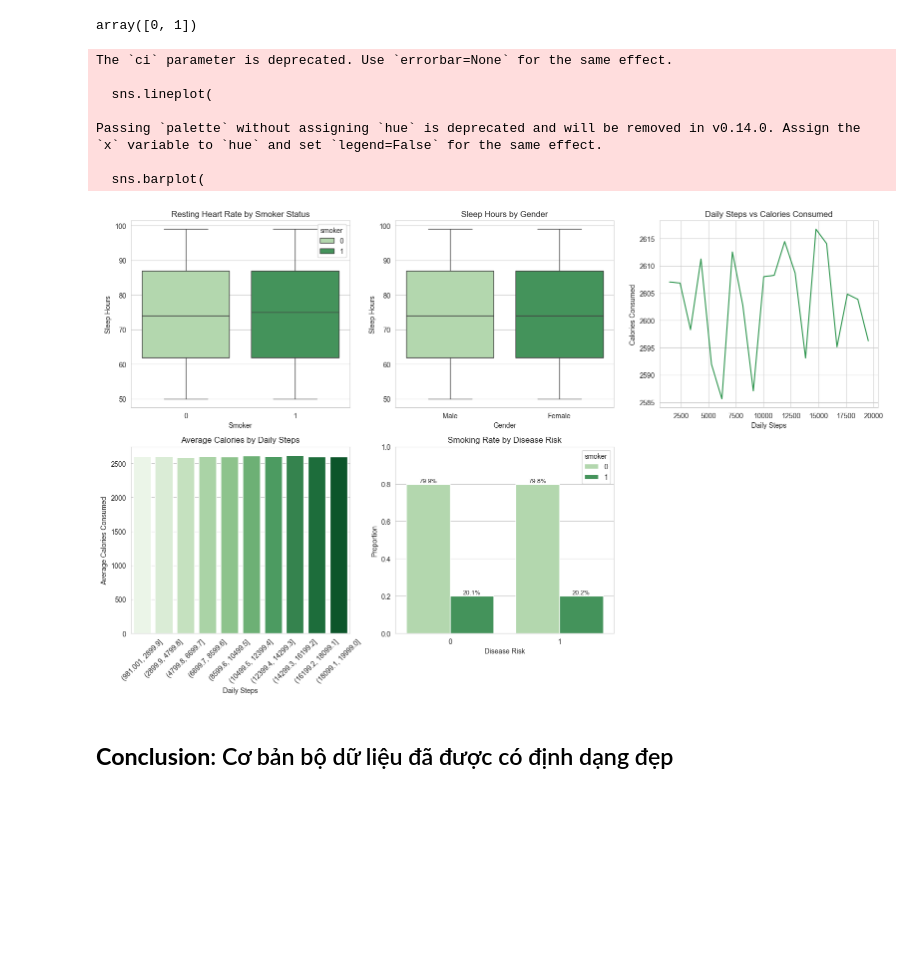
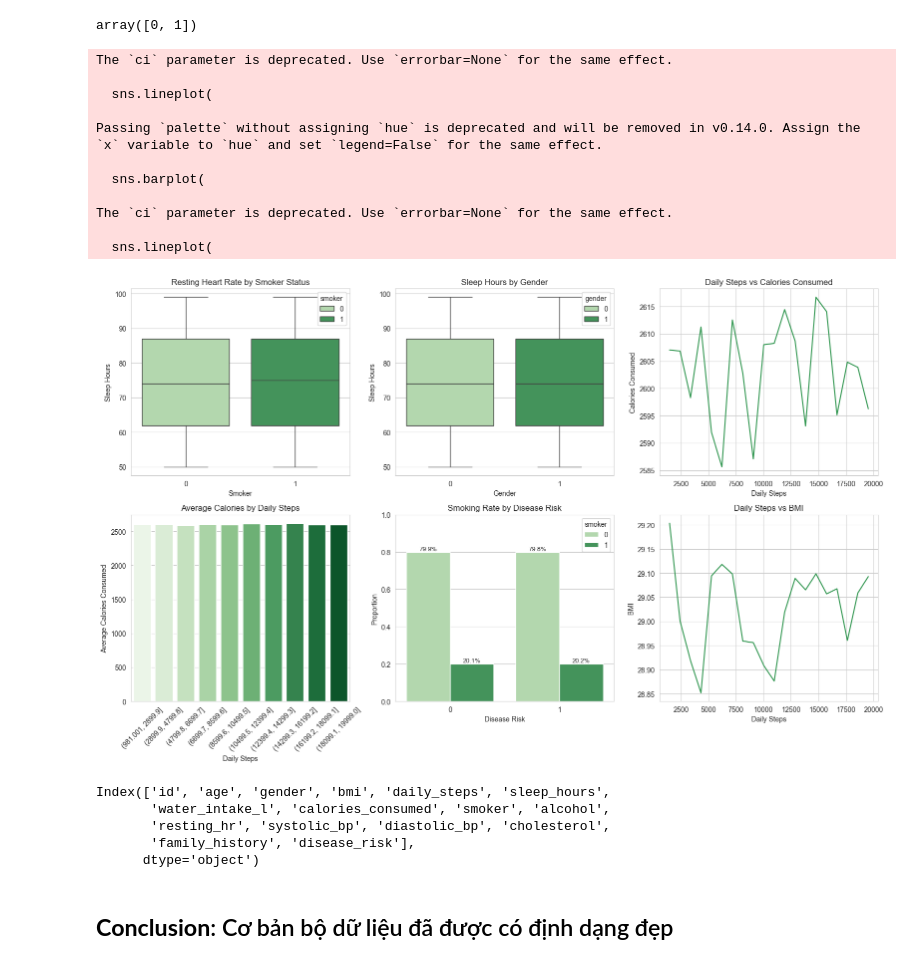
Before and after one commit to datnguyen305/IE313, a Jupyter notebook: notebooks/main.ipynb, the cells around one changed output. Cells and saved outputs as stored; diff of their text form; code cells hidden in the pictures; blank space fills up the shorter version.

Commit message:
add visualizer

```diff
--- a/notebooks/main.ipynb
+++ b/notebooks/main.ipynb
@@ -688,3 +688,14 @@ df_mean_1 = (
     )
     .reset_index(drop=True)
 )
+# %%
+df_mean_2 = (
+    df
+    .assign(step_bin=pd.cut(df['daily_steps'], bins=20))
+    .groupby('step_bin', observed=True)
+    .agg(
+        daily_steps_mean=('daily_steps', 'mean'),
+        bmi_mean=('bmi', 'mean')
+    )
+    .reset_index(drop=True)
+)
@@ -691,5 +710,5 @@ df_mean_1 = (
 # %%
-df_bar = (
+df_bar_1 = (
     df
     .assign(step_bin=pd.cut(df['daily_steps'], bins=10))
     .groupby('step_bin', observed=True)
@@ -753,7 +780,7 @@ plt.ylabel('Calories Consumed')
 
 plt.subplot(2, 3, 4)
 sns.barplot(
-    data=df_bar,
+    data=df_bar_1,
     x='step_bin',
     y='calories_mean',
     palette='Greens'
@@ -769,34 +796,59 @@ ax = sns.barplot(
     x='disease_risk',
     y='ratio',
     hue='smoker',
     palette='Greens'
 )
 plt.title('Smoking Rate by Disease Risk')
 plt.xlabel('Disease Risk')
 plt.ylabel('Proportion')
 plt.ylim(0, 1)
 for p in ax.patches:
     height = p.get_height()
     if height > 0:
         ax.annotate(
             f'{height*100:.1f}%',
             (p.get_x() + p.get_width() / 2, height),
             ha='center',
             va='bottom',
             fontsize=9
         )
 
+plt.subplot(2, 3, 6)
+sns.lineplot(
+    data=df_mean_2,
+    x='daily_steps_mean',
+    y='bmi_mean',
+    color=sns.color_palette("Greens")[4],
+    ci=None
+)
+plt.title('Daily Steps vs BMI')
+plt.xlabel('Daily Steps')
+plt.ylabel('BMI')
+
+
 plt.tight_layout() # Adjust subplot parameters for a tight layout
 plt.show()
 # %% [output]
 The `ci` parameter is deprecated. Use `errorbar=None` for the same effect.
 
   sns.lineplot(
 
 Passing `palette` without assigning `hue` is deprecated and will be removed in v0.14.0. Assign the `x` variable to `hue` and set `legend=False` for the same effect.
 
   sns.barplot(
+
+The `ci` parameter is deprecated. Use `errorbar=None` for the same effect.
+
+  sns.lineplot(
-[figure, old version]
+[figure, new version]
+# %%
+df.columns
+# %% [output]
+Index(['id', 'age', 'gender', 'bmi', 'daily_steps', 'sleep_hours',
+       'water_intake_l', 'calories_consumed', 'smoker', 'alcohol',
+       'resting_hr', 'systolic_bp', 'diastolic_bp', 'cholesterol',
+       'family_history', 'disease_risk'],
+      dtype='object')
 # %% [markdown]
 ## **Conclusion**: Cơ bản bộ dữ liệu đã được có định dạng đẹp
 # %% [markdown]
```
Also changed, not shown: parts of 2 cells of this notebook.
